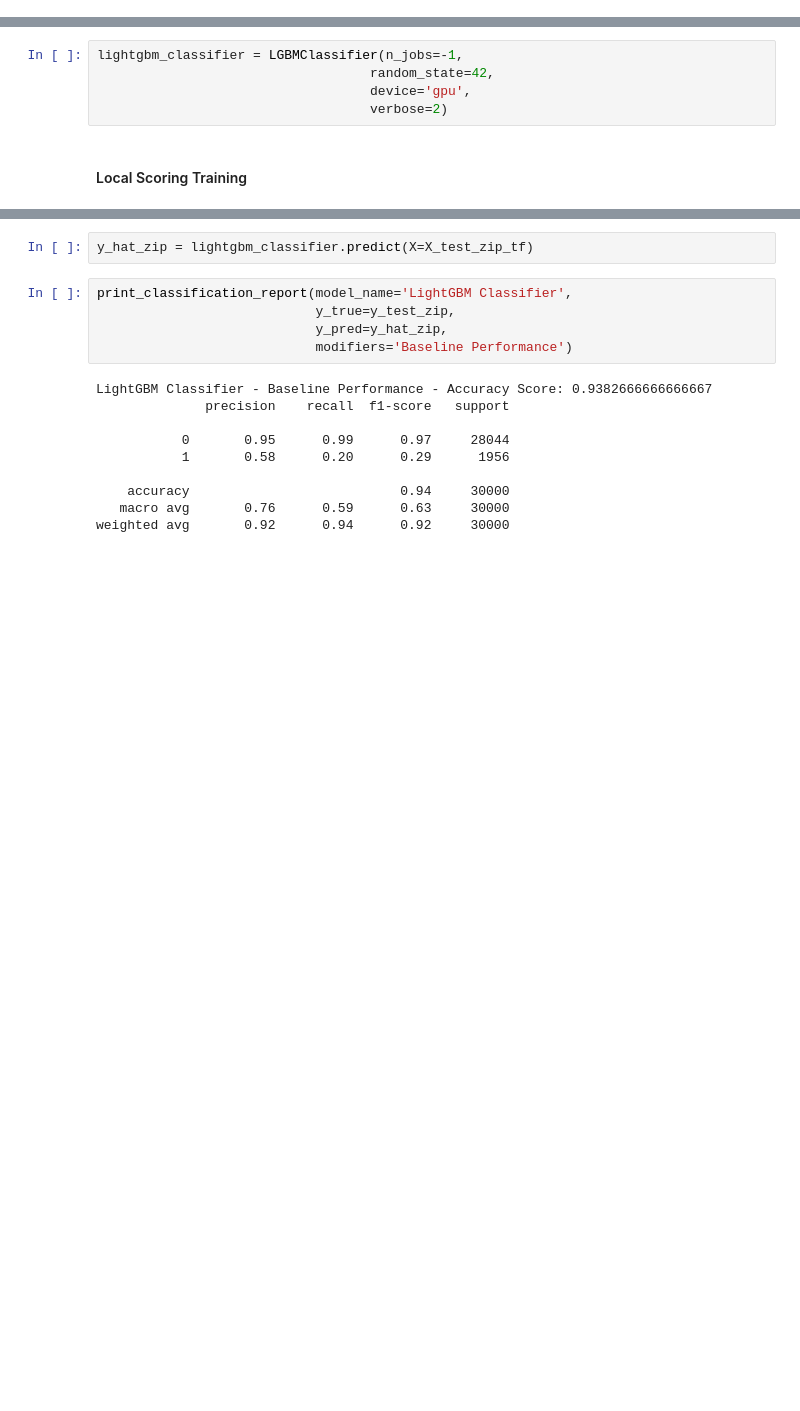
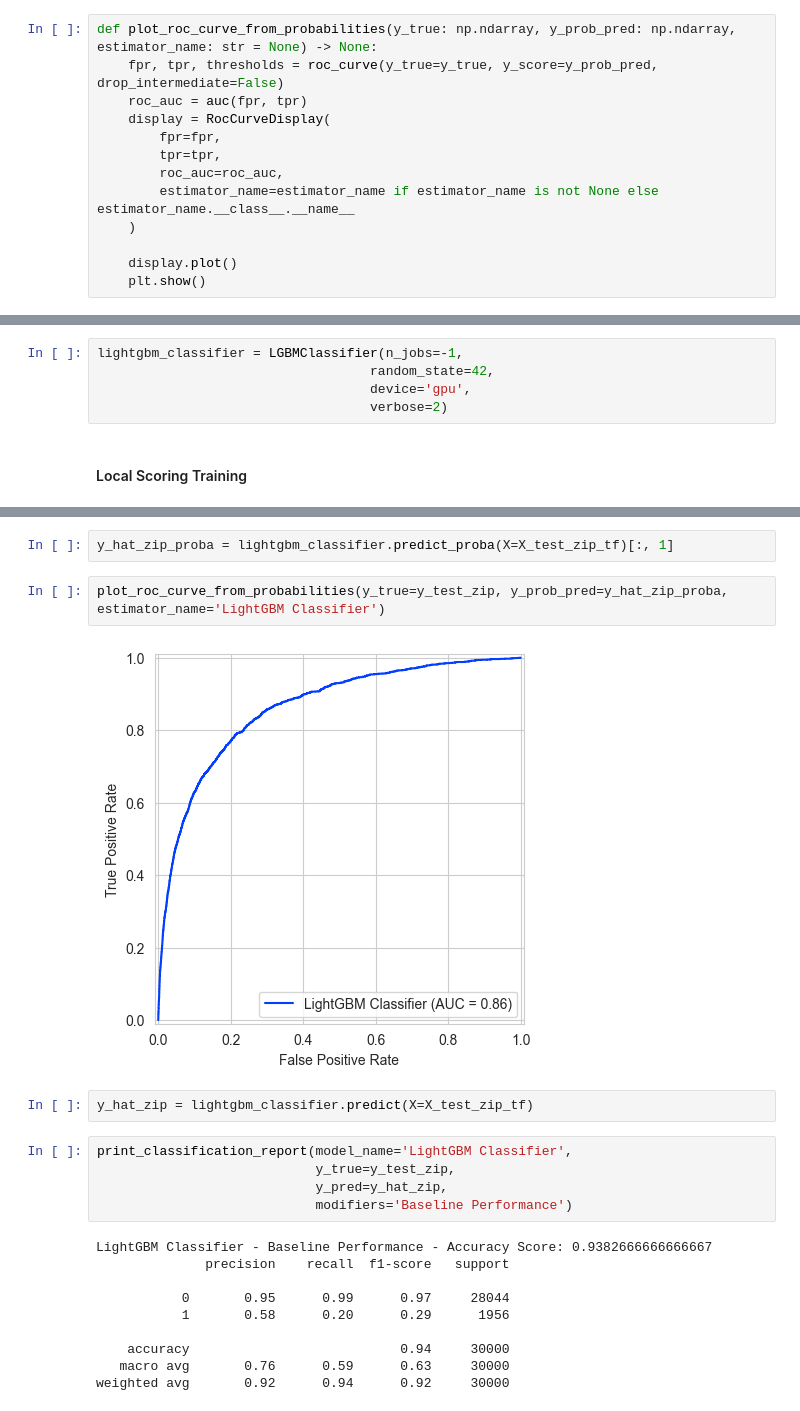
Before and after one commit to Ghenntoggy1/Sigmoid-ML-Tasks, a Jupyter notebook: Pre_Exam_2_Give_Me_Some_Credit_Classification/Pre_Exam_2_Give_Me_Some_Credit_Classification.ipynb, the cells around one changed output, grey strips where cells are left out. Saved outputs shown, nothing was run; the diff lists cells and outputs as text; blank space fills up the shorter version.

```diff
--- a/Pre_Exam_2_Give_Me_Some_Credit_Classification/Pre_Exam_2_Give_Me_Some_Credit_Classification.ipynb
+++ b/Pre_Exam_2_Give_Me_Some_Credit_Classification/Pre_Exam_2_Give_Me_Some_Credit_Classification.ipynb
@@ -1168,0 +1173,13 @@ X_test_sub: pd.DataFrame = credit_test_zip.drop(columns=['SeriousDlqin2yrs'])
+# %%
+def plot_roc_curve_from_probabilities(y_true: np.ndarray, y_prob_pred: np.ndarray, estimator_name: str = None) -> None:
+    fpr, tpr, thresholds = roc_curve(y_true=y_true, y_score=y_prob_pred, drop_intermediate=False)
+    roc_auc = auc(fpr, tpr)
+    display = RocCurveDisplay(
+        fpr=fpr,
+        tpr=tpr,
+        roc_auc=roc_auc,
+        estimator_name=estimator_name if estimator_name is not None else estimator_name.__class__.__name__
+    )
+
+    display.plot()
+    plt.show()
@@ -1317,5 +1441,11 @@ LGBMClassifier(device='gpu', n_jobs=-1, random_state=42, verbose=2)
 # %%
-y_hat_zip = lightgbm_classifier.predict(X=X_test_zip_tf)
+y_hat_zip_proba = lightgbm_classifier.predict_proba(X=X_test_zip_tf)[:, 1]
+# %%
+plot_roc_curve_from_probabilities(y_true=y_test_zip, y_prob_pred=y_hat_zip_proba, estimator_name='LightGBM Classifier')
+# %% [output]
+[figure, added]
+# %%
+y_hat_zip = lightgbm_classifier.predict(X=X_test_zip_tf)
 # %%
 print_classification_report(model_name='LightGBM Classifier',
                             y_true=y_test_zip,
```
Also changed, not shown: parts of 93 cells of this notebook.
